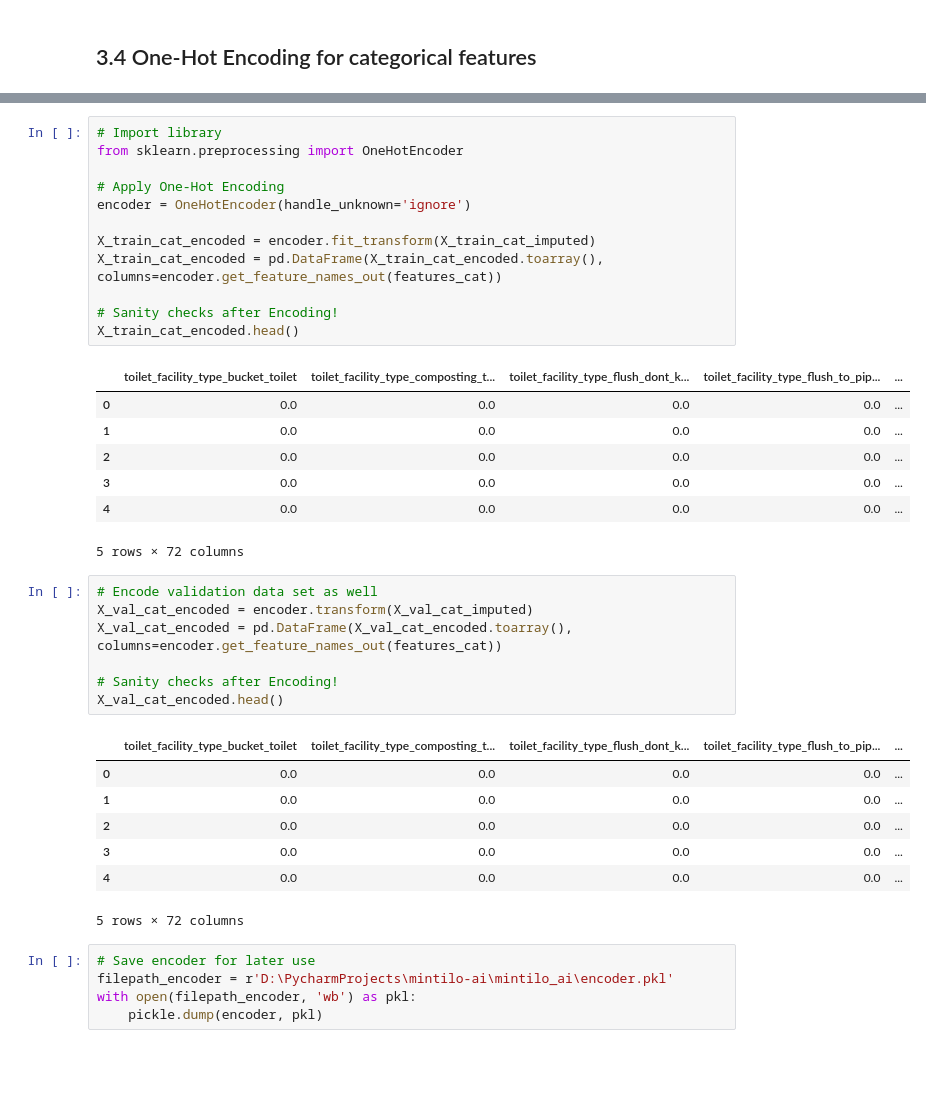
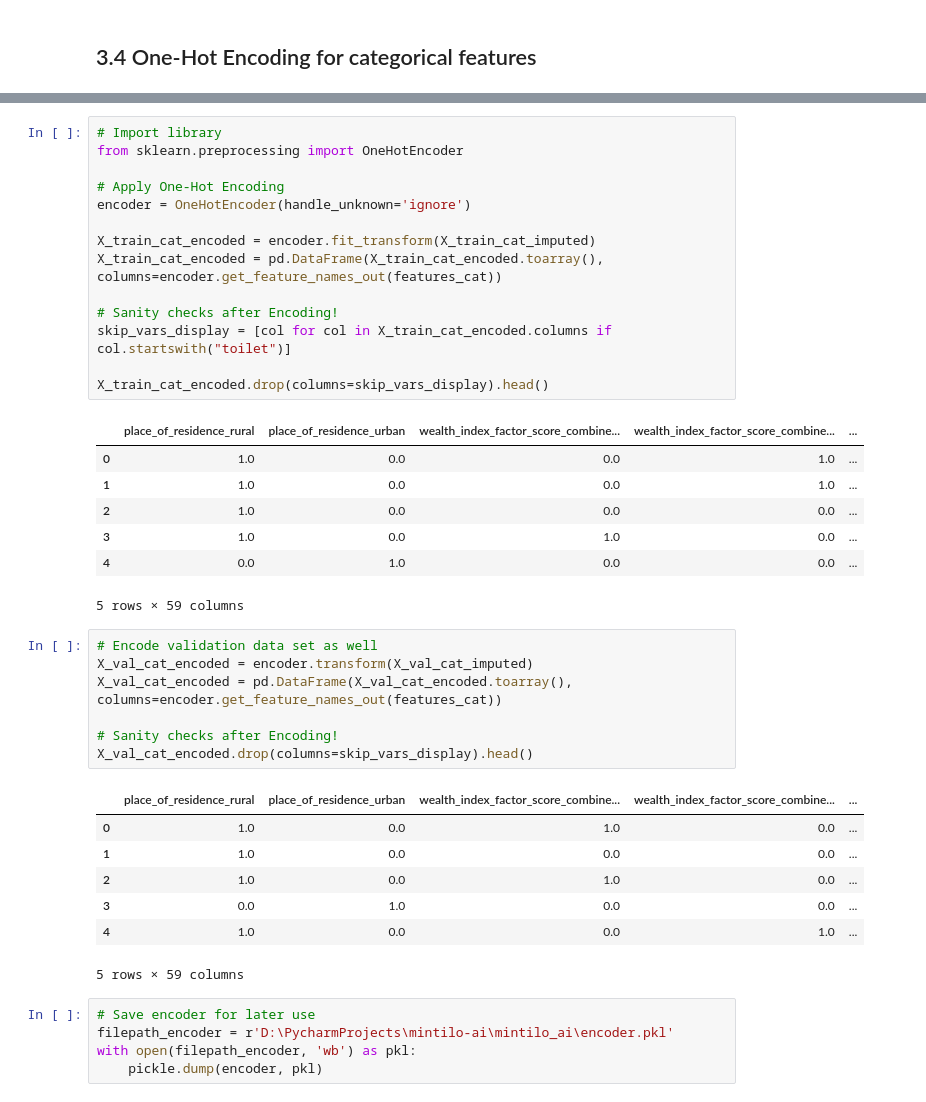
Before and after one commit to kofiya-technologies/mintilo-ai, a Jupyter notebook: mintilo_ai/train_model.ipynb, the cells around one changed output, grey strips where cells are left out. Cells and saved outputs as stored; diff of their text form; blank space fills up the shorter version.

```diff
--- a/mintilo_ai/train_model.ipynb
+++ b/mintilo_ai/train_model.ipynb
@@ -438,38 +440,40 @@ X_train_cat_imputed.head()
 # %%
 # Import library
 from sklearn.preprocessing import OneHotEncoder
 
 # Apply One-Hot Encoding
 encoder = OneHotEncoder(handle_unknown='ignore')
 
 X_train_cat_encoded = encoder.fit_transform(X_train_cat_imputed)
 X_train_cat_encoded = pd.DataFrame(X_train_cat_encoded.toarray(), columns=encoder.get_feature_names_out(features_cat))
 
 # Sanity checks after Encoding!
-X_train_cat_encoded.head()
+skip_vars_display = [col for col in X_train_cat_encoded.columns if col.startswith("toilet")]
+
+X_train_cat_encoded.drop(columns=skip_vars_display).head()
 # %% [output]
-|  | toilet_facility_type_bucket_toilet | toilet_facility_type_composting_t... | toilet_facility_type_flush_dont_k... | toilet_facility_type_flush_to_pip... | ... |
-| 0 | 0.0 | 0.0 | 0.0 | 0.0 | ... |
-| 1 | 0.0 | 0.0 | 0.0 | 0.0 | ... |
-| 2 | 0.0 | 0.0 | 0.0 | 0.0 | ... |
-| 3 | 0.0 | 0.0 | 0.0 | 0.0 | ... |
-| 4 | 0.0 | 0.0 | 0.0 | 0.0 | ... |
+|  | place_of_residence_rural | place_of_residence_urban | wealth_index_factor_score_combine... | wealth_index_factor_score_combine... | ... |
+| 0 | 1.0 | 0.0 | 0.0 | 1.0 | ... |
+| 1 | 1.0 | 0.0 | 0.0 | 1.0 | ... |
+| 2 | 1.0 | 0.0 | 0.0 | 0.0 | ... |
+| 3 | 1.0 | 0.0 | 1.0 | 0.0 | ... |
+| 4 | 0.0 | 1.0 | 0.0 | 0.0 | ... |
-5 rows × 72 columns
+5 rows × 59 columns
 # %%
 # Encode validation data set as well
 X_val_cat_encoded = encoder.transform(X_val_cat_imputed)
 X_val_cat_encoded = pd.DataFrame(X_val_cat_encoded.toarray(), columns=encoder.get_feature_names_out(features_cat))
 
 # Sanity checks after Encoding!
-X_val_cat_encoded.head()
+X_val_cat_encoded.drop(columns=skip_vars_display).head()
 # %% [output]
-|  | toilet_facility_type_bucket_toilet | toilet_facility_type_composting_t... | toilet_facility_type_flush_dont_k... | toilet_facility_type_flush_to_pip... | ... |
-| 0 | 0.0 | 0.0 | 0.0 | 0.0 | ... |
-| 1 | 0.0 | 0.0 | 0.0 | 0.0 | ... |
-| 2 | 0.0 | 0.0 | 0.0 | 0.0 | ... |
-| 3 | 0.0 | 0.0 | 0.0 | 0.0 | ... |
-| 4 | 0.0 | 0.0 | 0.0 | 0.0 | ... |
+|  | place_of_residence_rural | place_of_residence_urban | wealth_index_factor_score_combine... | wealth_index_factor_score_combine... | ... |
+| 0 | 1.0 | 0.0 | 1.0 | 0.0 | ... |
+| 1 | 1.0 | 0.0 | 0.0 | 0.0 | ... |
+| 2 | 1.0 | 0.0 | 1.0 | 0.0 | ... |
+| 3 | 0.0 | 1.0 | 0.0 | 0.0 | ... |
+| 4 | 1.0 | 0.0 | 0.0 | 1.0 | ... |
-5 rows × 72 columns
+5 rows × 59 columns
 # %%
 # Save encoder for later use
 filepath_encoder = r'D:\PycharmProjects\mintilo-ai\mintilo_ai\encoder.pkl'
```
Also changed, not shown: parts of 5 cells of this notebook.
